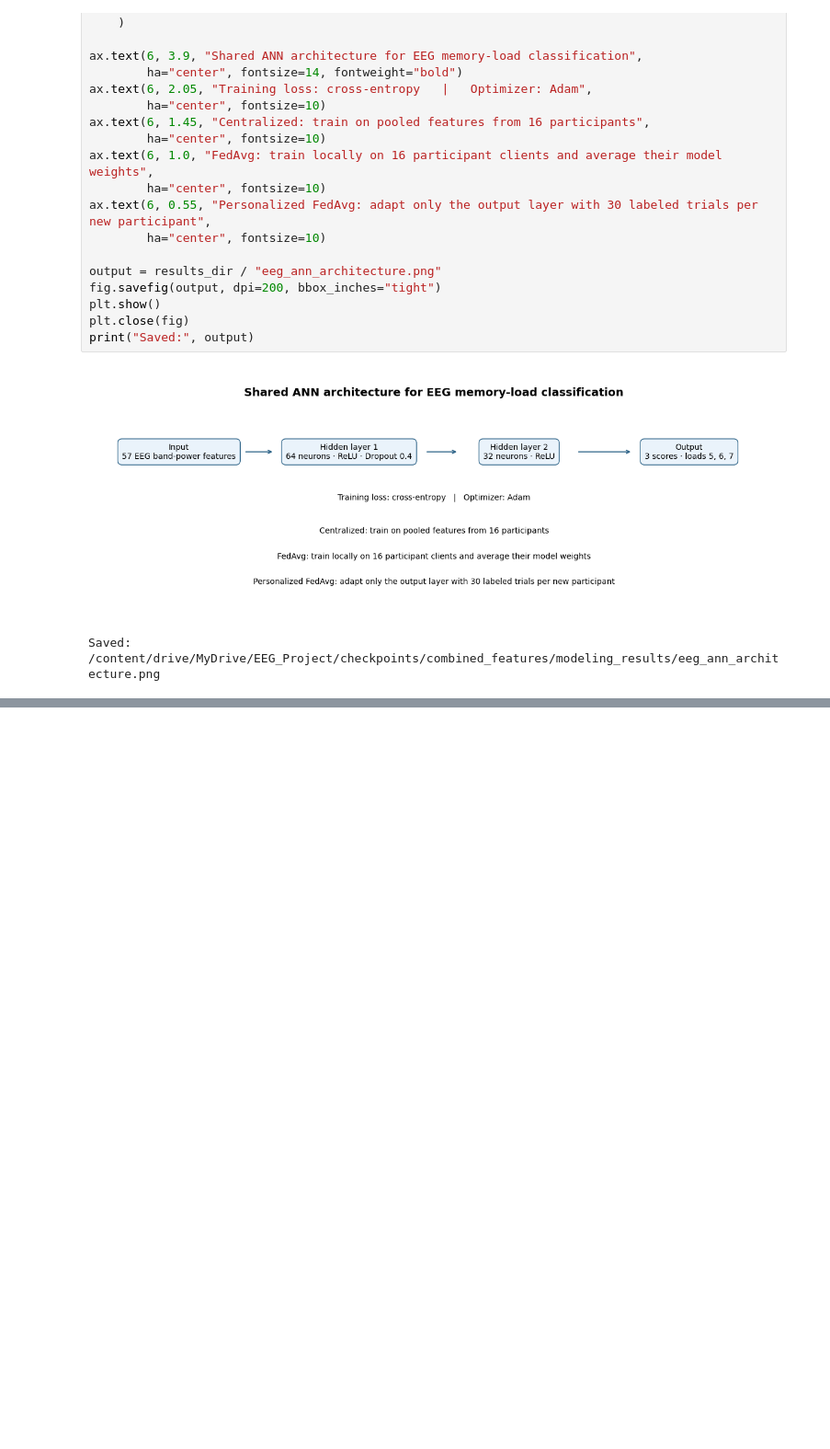
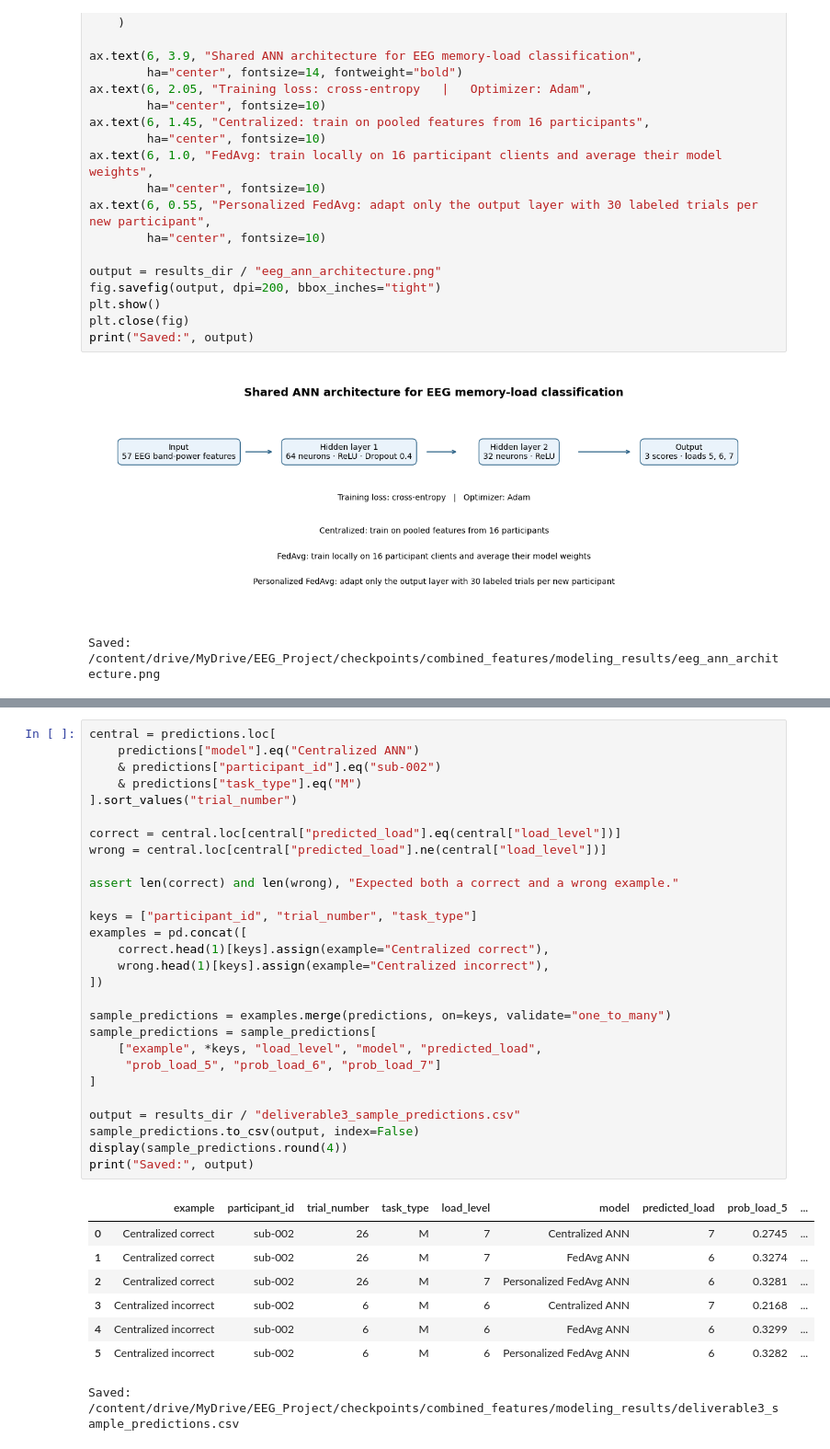
Before and after one commit to EmanAdil122/federated-eeg-working-memory, a Jupyter notebook: notebooks/EEG_Modeling.ipynb, the cells around one changed output, grey strips where cells are left out. Shown at 92% size. Saved outputs shown, nothing was run; the diff lists cells and outputs as text; blank space fills up the shorter version.

```diff
--- a/notebooks/EEG_Modeling.ipynb
+++ b/notebooks/EEG_Modeling.ipynb
@@ -1005,0 +1084,37 @@ files.download(str(zip_path))
+# %%
+central = predictions.loc[
+    predictions["model"].eq("Centralized ANN")
+    & predictions["participant_id"].eq("sub-002")
+    & predictions["task_type"].eq("M")
+].sort_values("trial_number")
+
+correct = central.loc[central["predicted_load"].eq(central["load_level"])]
+wrong = central.loc[central["predicted_load"].ne(central["load_level"])]
+
+assert len(correct) and len(wrong), "Expected both a correct and a wrong example."
+
+keys = ["participant_id", "trial_number", "task_type"]
+examples = pd.concat([
+    correct.head(1)[keys].assign(example="Centralized correct"),
+    wrong.head(1)[keys].assign(example="Centralized incorrect"),
+])
+
+sample_predictions = examples.merge(predictions, on=keys, validate="one_to_many")
+sample_predictions = sample_predictions[
+    ["example", *keys, "load_level", "model", "predicted_load",
+     "prob_load_5", "prob_load_6", "prob_load_7"]
+]
+
+output = results_dir / "deliverable3_sample_predictions.csv"
+sample_predictions.to_csv(output, index=False)
+display(sample_predictions.round(4))
+print("Saved:", output)
+# %% [output]
+|  | example | participant_id | trial_number | task_type | load_level | model | predicted_load | prob_load_5 | ... |
+| 0 | Centralized correct | sub-002 | 26 | M | 7 | Centralized ANN | 7 | 0.2745 | ... |
+| 1 | Centralized correct | sub-002 | 26 | M | 7 | FedAvg ANN | 6 | 0.3274 | ... |
+| 2 | Centralized correct | sub-002 | 26 | M | 7 | Personalized FedAvg ANN | 6 | 0.3281 | ... |
+| 3 | Centralized incorrect | sub-002 | 6 | M | 6 | Centralized ANN | 7 | 0.2168 | ... |
+| 4 | Centralized incorrect | sub-002 | 6 | M | 6 | FedAvg ANN | 6 | 0.3299 | ... |
+| 5 | Centralized incorrect | sub-002 | 6 | M | 6 | Personalized FedAvg ANN | 6 | 0.3282 | ... |
+Saved: /content/drive/MyDrive/EEG_Project/checkpoints/combined_features/modeling_results/deliverable3_sample_predictions.csv
```
Also changed, not shown: parts of 6 cells of this notebook.
